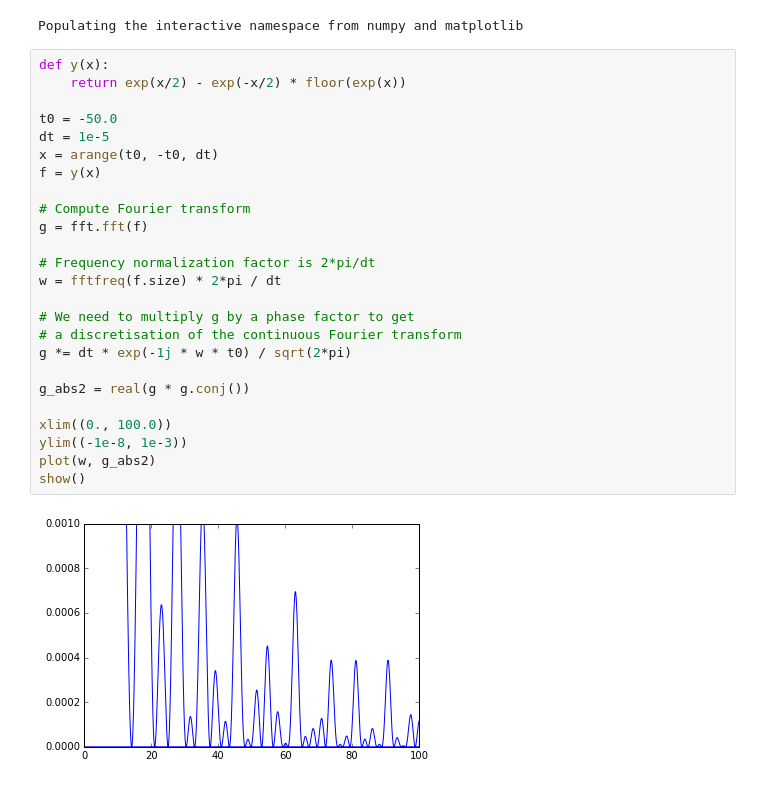
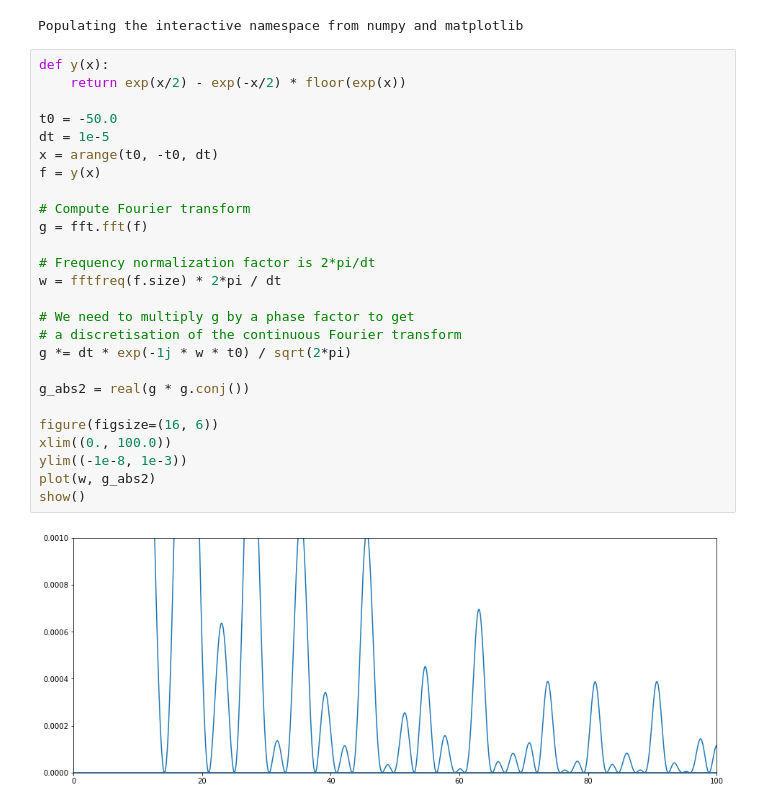
Before and after one commit to skaslev/zeta, a Jupyter notebook: zeta.ipynb, the cells around one changed output. Drawn from its saved outputs; the diff is of its cells as text.

Commit message:
Updated figures sizes.

```diff
--- a/zeta.ipynb
+++ b/zeta.ipynb
@@ -11,27 +11,28 @@ Populating the interactive namespace from numpy and matplotlib
 # %%
 def y(x):
     return exp(x/2) - exp(-x/2) * floor(exp(x))
 
 t0 = -50.0
 dt = 1e-5
 x = arange(t0, -t0, dt)
 f = y(x)
 
 # Compute Fourier transform
 g = fft.fft(f)
 
 # Frequency normalization factor is 2*pi/dt
 w = fftfreq(f.size) * 2*pi / dt
 
 # We need to multiply g by a phase factor to get
 # a discretisation of the continuous Fourier transform
 g *= dt * exp(-1j * w * t0) / sqrt(2*pi)
 
 g_abs2 = real(g * g.conj())
 
+figure(figsize=(16, 6))
 xlim((0., 100.0))
 ylim((-1e-8, 1e-3))
 plot(w, g_abs2)
 show()
 # %% [output]
-[figure, old version]
+[figure, new version]
```
Also changed, not shown: parts of 3 cells of this notebook.
